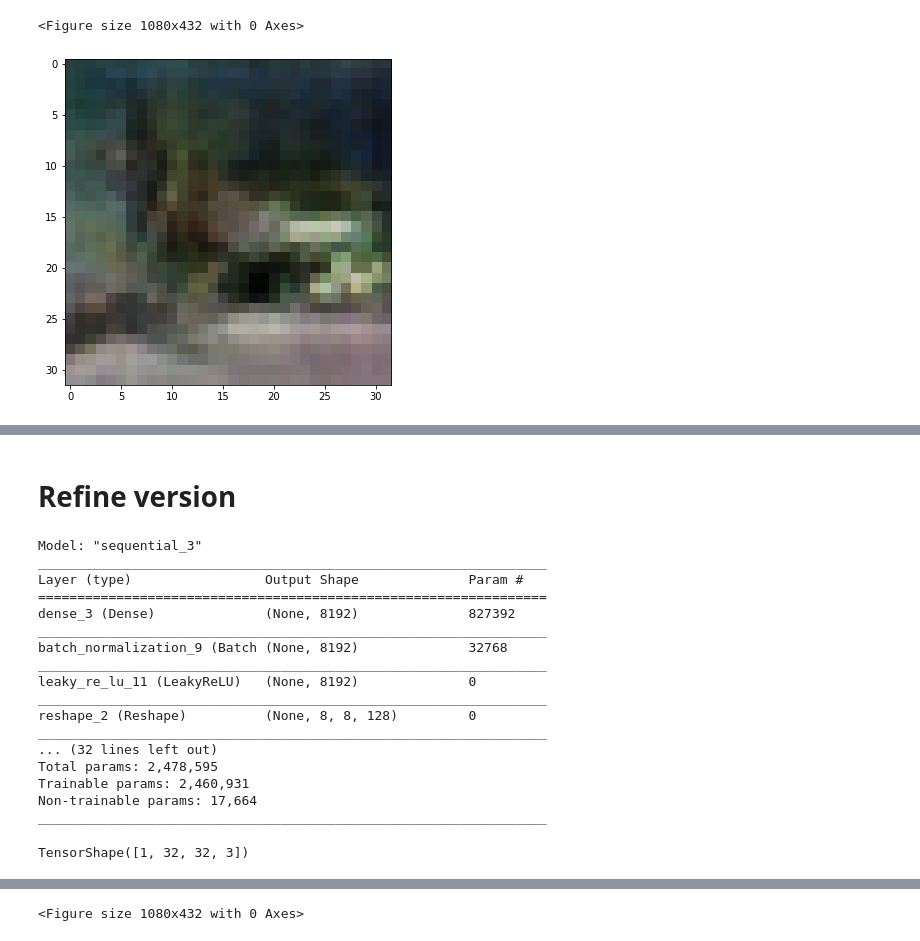
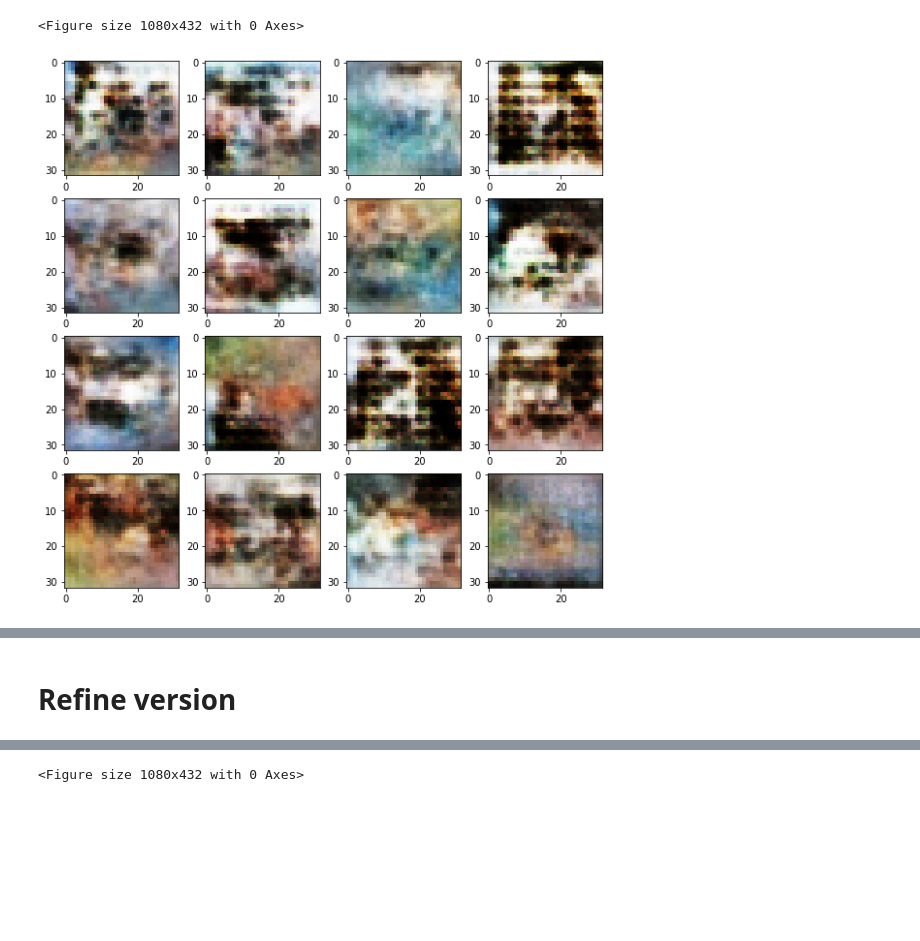
Before and after one commit to jungyongji/first-repository, a Jupyter notebook: [E-14] Creating a New Fashion with Artificial Intelligence.ipynb, the cells around one changed output, grey strips where cells are left out. Drawn from its saved outputs; the diff is of its cells as text; code cells hidden in the pictures; blank space fills up the shorter version.

```diff
--- a/[E-14] Creating a New Fashion with Artificial Intelligence.ipynb
+++ b/[E-14] Creating a New Fashion with Artificial Intelligence.ipynb
@@ -48,7 +51,8 @@ plt.figure(figsize=(15, 5))
 for i in range(15):
     plt.subplot(3, 5, i+1)
     random_index = np.random.randint(1, 50000)
-    plt.imshow((train_x[random_index] + 1)/2)
+    #plt.imshow((train_x[random_index] + 1)/2)
+    plt.imshow((train_x[random_index]*127.5 + 127.5).astype('int16'))
     plt.title(f'index: {random_index}')
     plt.axis('off')
 plt.show()
@@ -329,8 +333,8 @@ Wall time: 1h 27min 10s
 # %%
-anim_file = os.getenv('HOME')+'/aiffel/dcgan_newimage/cifar10/cifar10_dcgan.gif'
+dcgan_gif_path = os.getenv('HOME')+'/aiffel/AIFFEL/image/cifar10_dcgan.gif'
 
-with imageio.get_writer(anim_file, mode='I') as writer:
-    filenames = glob.glob(os.getenv('HOME') + '/aiffel/dcgan_newimage/cifar10/generated_samples/sample*.png')
+with imageio.get_writer(dcgan_gif_path, mode='I') as writer:
+    filenames = glob.glob(os.getenv('HOME') + '/aiffel/image/cifar10/generated_samples/sample*.png')
     filenames = sorted(filenames)
     last = -1
     for i, filename in enumerate(filenames):
@@ -344,13 +348,13 @@ with imageio.get_writer(anim_file, mode='I') as writer:
     image = imageio.imread(filename)
     writer.append_data(image)
 # %%
-anim_file = os.getenv('HOME')+'/aiffel/dcgan_newimage/cifar10/cifar10_loss_accuracy.gif'
+dcgan_loac_gif_path = os.getenv('HOME')+'/aiffel/AIFFEL/image/cifar10_loss_accuracy.gif'
 
 # training_history 디렉토리에 epoch 별로 그래프를 이미지 파일로 저장
 plt.savefig(os.getenv('HOME') + '/aiffel/dcgan_newimage/cifar10/training_history/train_history_{:04d}.png')
 
 
-with imageio.get_writer(anim_file, mode='I') as writer:
+with imageio.get_writer(dcgan_loac_gif_path, mode='I') as writer:
     filenames = glob.glob(os.getenv('HOME') + '/aiffel/dcgan_newimage/cifar10/training_history/train_history_*.png')
     filenames = sorted(filenames)
     last = -1
@@ -369,23 +373,26 @@ with imageio.get_writer(anim_file, mode='I') as writer:
 # %%
 checkpoint_dir = os.getenv('HOME')+'/aiffel/dcgan_newimage/cifar10/training_checkpoints'
 
 latest = tf.train.latest_checkpoint(checkpoint_dir)
 checkpoint.restore(latest)
 
 generator = checkpoint.generator
 discriminator = checkpoint.discriminator
 
 # 로드한 모델이 정상적으로 이미지를 생성하는지 확인해 봅니다.
-noise = tf.random.normal([1, 100])
+noise = tf.random.normal([16, 100])
 generated_image = generator(noise, training=False)
 
-np_generated = generated_image.numpy()
-np_generated = (np_generated * 127.5) + 127.5   # reverse of normalization
-np_generated = np_generated.astype(int)
-plt.imshow(np_generated[0])
-plt.show()  # 정상적으로 모델이 로드되었다면 랜덤 이미지가 아니라 CIFAR-10 이미지가 그려질 것입니다.
+plt.figure(figsize=(10,10))
+for i in range(16):
+    plt.subplot(4,4,i+1)
+    np_generated = generated_image[i].numpy()
+    np_generated = (np_generated * 127.5) + 127.5   # reverse of normalization
+    np_generated = np_generated.astype(int)
+    plt.imshow(np_generated)
+plt.show()
 # %% [output]
-[figure, old version]
+[figure, new version]
 # %% [markdown]
 | **DCGAN** | **Loss and Accuracy** |
 | --- | --- |
@@ -437,29 +401,0 @@ def make_generator_model_refine():
-# %%
-generator_refine = make_generator_model_refine()
-
-generator_refine.summary()
-# %% [output]
-Model: "sequential_3"
-_________________________________________________________________
-Layer (type)                 Output Shape              Param #
-=================================================================
-dense_3 (Dense)              (None, 8192)              827392
-_________________________________________________________________
-batch_normalization_9 (Batch (None, 8192)              32768
-_________________________________________________________________
-leaky_re_lu_11 (LeakyReLU)   (None, 8192)              0
-_________________________________________________________________
-reshape_2 (Reshape)          (None, 8, 8, 128)         0
-_________________________________________________________________
-... (32 lines left out)
-Total params: 2,478,595
-Trainable params: 2,460,931
-Non-trainable params: 17,664
-_________________________________________________________________
-# %%
-# 노이즈를 생성합니다.
-noise = tf.random.normal([1, 100])
-generated_image = generator_refine(noise, training=False)
-generated_image.shape
-# %% [output]
-TensorShape([1, 32, 32, 3])
```
Also changed, not shown: parts of 18 cells of this notebook, 5 other files.
